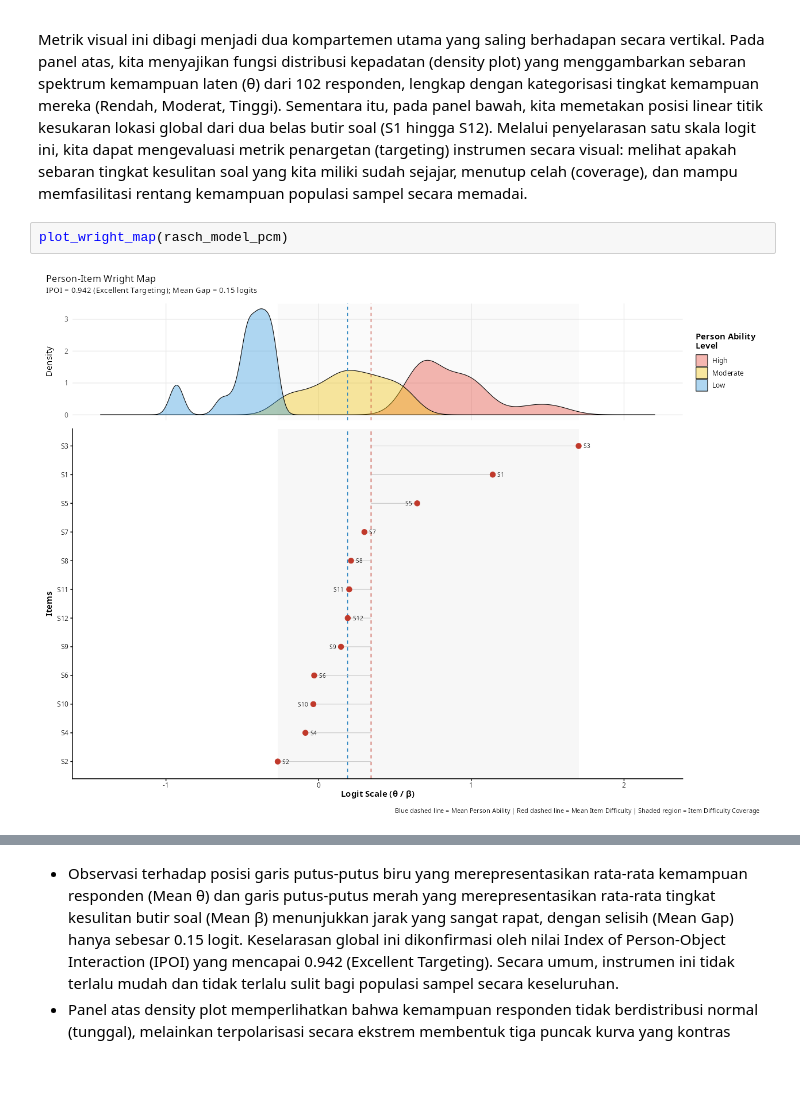
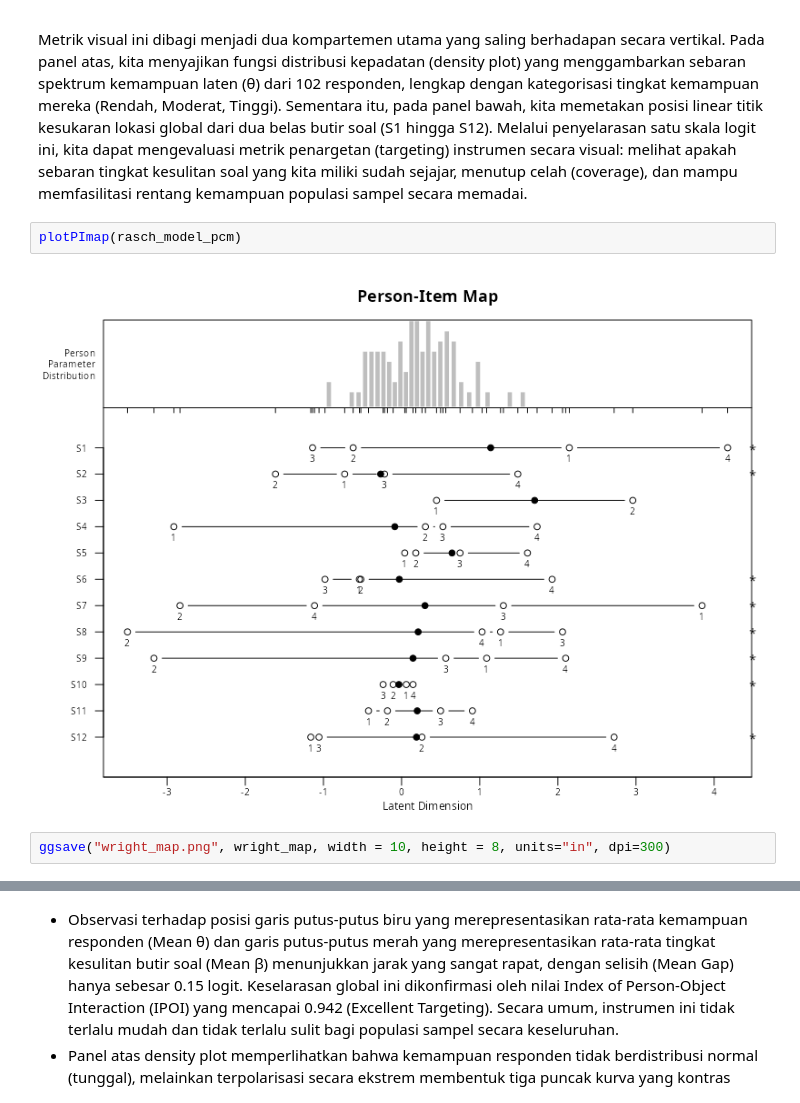
Before and after one commit to oktavianuu/the-curious-analyst, a Jupyter notebook: dea/analisis_eRm/rasch_eRm.ipynb, the cells around one changed output, grey strips where cells are left out. Cells and saved outputs as stored; diff of their text form; blank space fills up the shorter version.

```diff
--- a/dea/analisis_eRm/rasch_eRm.ipynb
+++ b/dea/analisis_eRm/rasch_eRm.ipynb
@@ -560,6 +479,8 @@ Untuk mentransformasikan angka-angka abstrak dari matriks parameter lokasi globa
 
 Metrik visual ini dibagi menjadi dua kompartemen utama yang saling berhadapan secara vertikal. Pada panel atas, kita menyajikan fungsi distribusi kepadatan (density plot) yang menggambarkan sebaran spektrum kemampuan laten (θ) dari 102 responden, lengkap dengan kategorisasi tingkat kemampuan mereka (Rendah, Moderat, Tinggi). Sementara itu, pada panel bawah, kita memetakan posisi linear titik kesukaran lokasi global dari dua belas butir soal (S1 hingga S12). Melalui penyelarasan satu skala logit ini, kita dapat mengevaluasi metrik penargetan (targeting) instrumen secara visual: melihat apakah sebaran tingkat kesulitan soal yang kita miliki sudah sejajar, menutup celah (coverage), dan mampu memfasilitasi rentang kemampuan populasi sampel secara memadai.
 # %%
-plot_wright_map(rasch_model_pcm)
+plotPImap(rasch_model_pcm)
 # %% [output]
-[figure, old version]
+[figure, new version]
+# %%
+ggsave("wright_map.png", wright_map, width = 10, height = 8, units="in", dpi=300)
```
Also changed, not shown: parts of 14 cells of this notebook, 33 other files.
